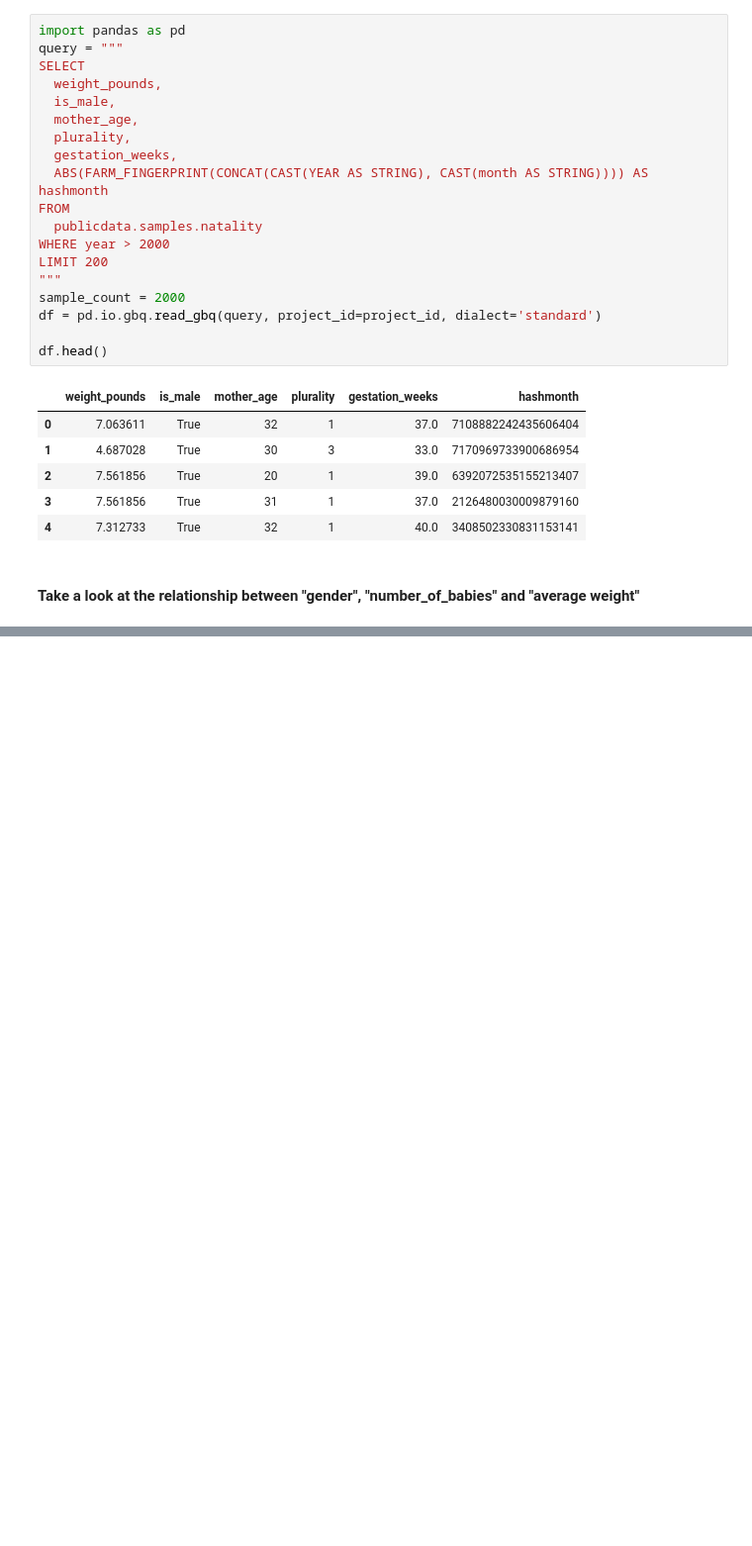
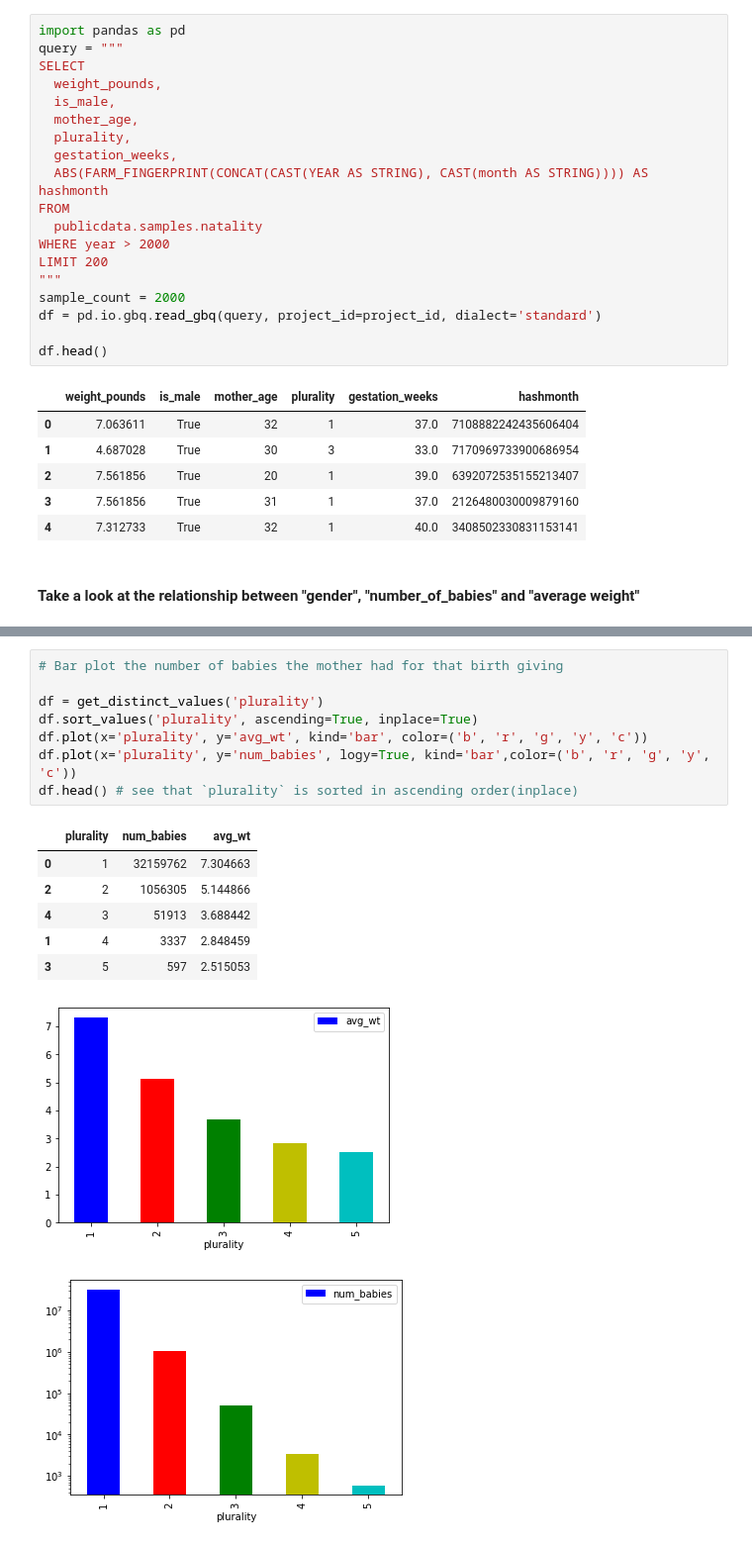
Before and after one commit to Sylar257/Google-Cloud-Platform-with-Tensorflow, a Jupyter notebook: Exploratory_Data_Analysis.ipynb, the cells around one changed output, grey strips where cells are left out. Shown at 99% size. Drawn from its saved outputs; the diff is of its cells as text; blank space fills up the shorter version.

```diff
--- a/Exploratory_Data_Analysis.ipynb
+++ b/Exploratory_Data_Analysis.ipynb
@@ -90,0 +122,17 @@ df.plot(x='is_male', y='avg_wt', kind='bar');
+# %%
+# Bar plot the number of babies the mother had for that birth giving
+
+df = get_distinct_values('plurality')
+df.sort_values('plurality', ascending=True, inplace=True)
+df.plot(x='plurality', y='avg_wt', kind='bar', color=('b', 'r', 'g', 'y', 'c'))
+df.plot(x='plurality', y='num_babies', logy=True, kind='bar',color=('b', 'r', 'g', 'y', 'c'))
+df.head() # see that `plurality` is sorted in ascending order(inplace)
+# %% [output]
+|  | plurality | num_babies | avg_wt |
+| 0 | 1 | 32159762 | 7.304663 |
+| 2 | 2 | 1056305 | 5.144866 |
+| 4 | 3 | 51913 | 3.688442 |
+| 1 | 4 | 3337 | 2.848459 |
+| 3 | 5 | 597 | 2.515053 |
+[figure, added]
+[figure, added]
```
Also changed, not shown: parts of 9 cells of this notebook.
